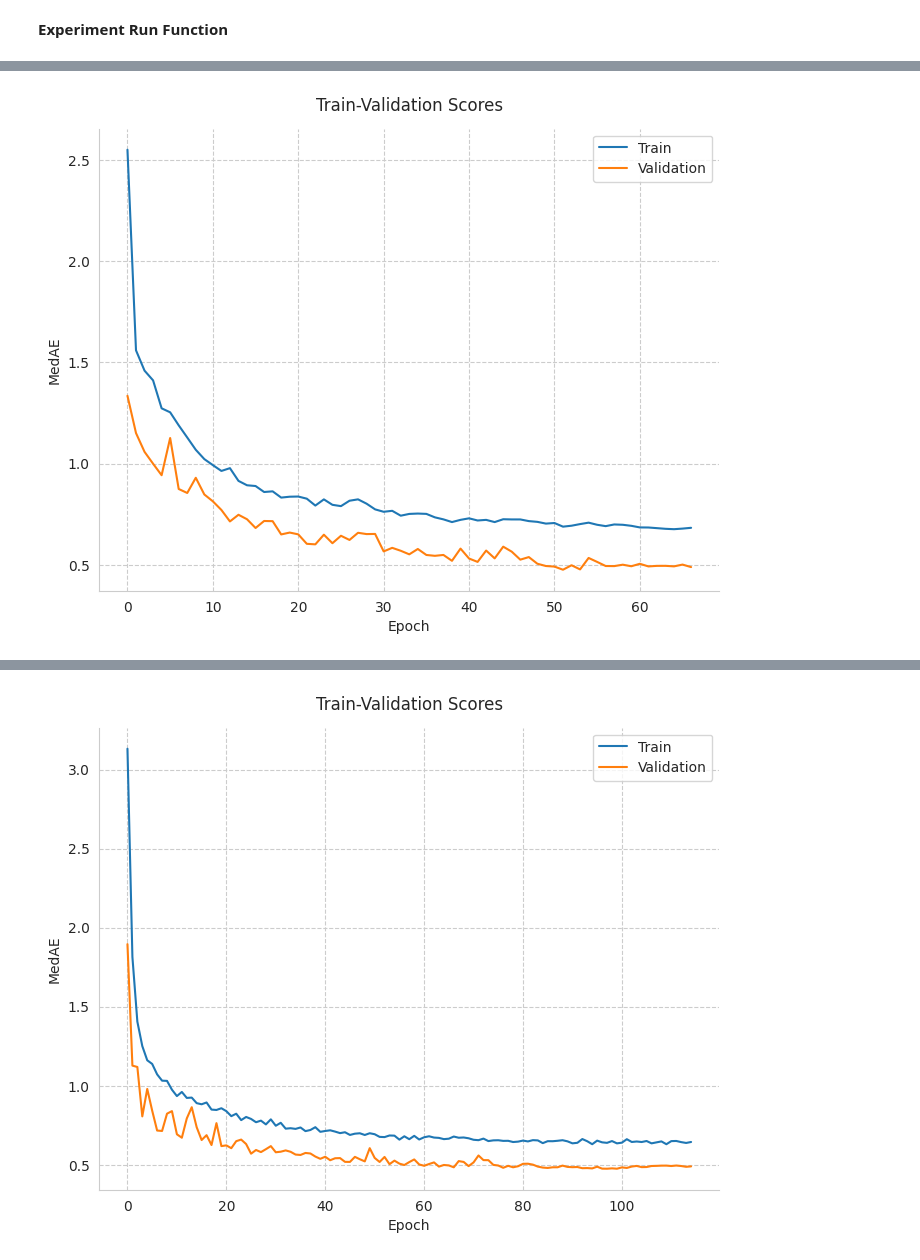
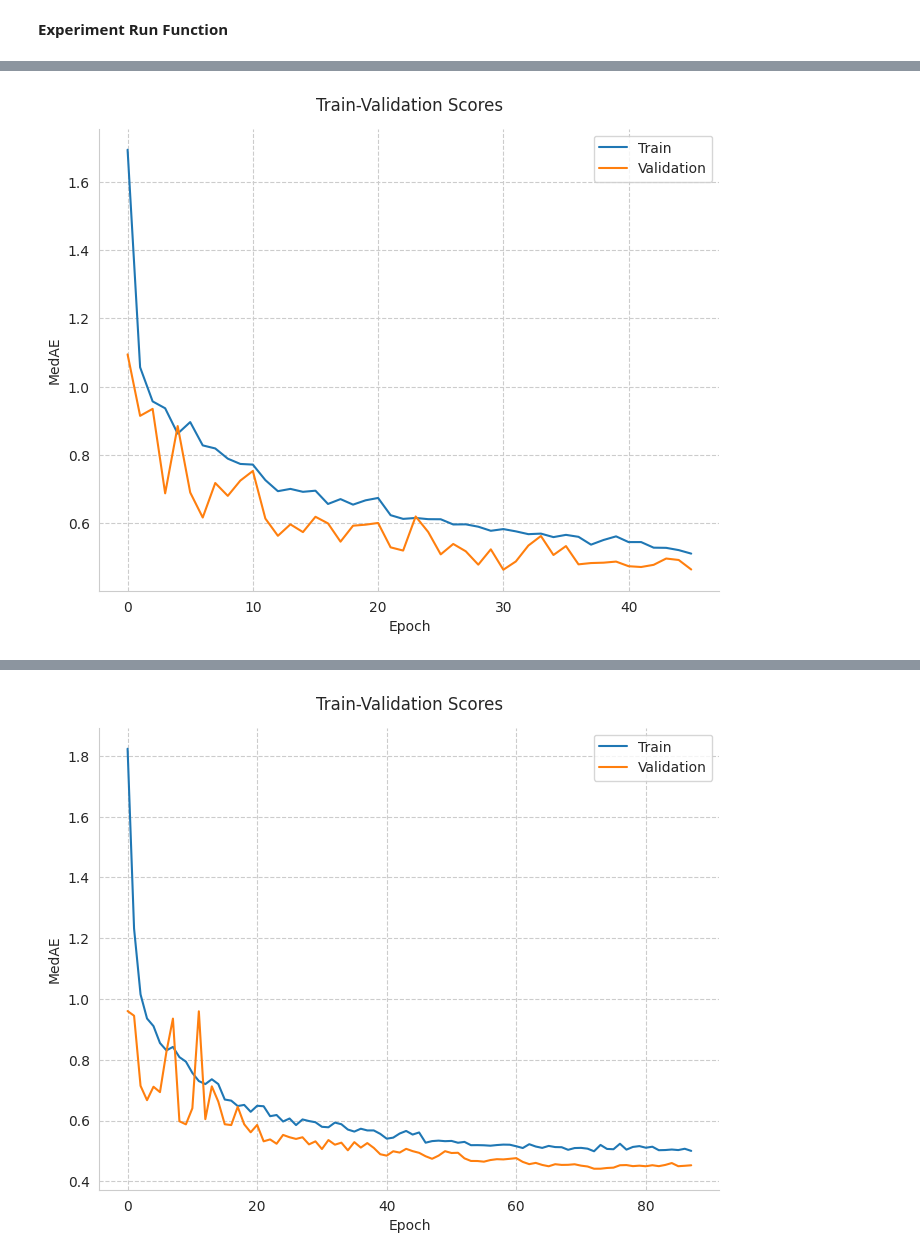
Before and after one commit to fabriziobasso/kaggle, a Jupyter notebook: S3E25__Models_v1.ipynb, the cells around one changed output, grey strips where cells are left out. Drawn from its saved outputs; the diff is of its cells as text; code cells hidden in the pictures.

```diff
--- a/S3E25__Models_v1.ipynb
+++ b/S3E25__Models_v1.ipynb
@@ -1350,6 +1394,6 @@ def create_DW_model(fs,data_format="conc", name="deepwide_model",learning_rate =
 
   return model
 # %%
-model = create_baseline_model(feature_space_conc)
+model = create_DW_model(feature_space)
 model.summary()
 # %% [output]
@@ -1482,3 +1542,26 @@ tuner.get_best_hyperparameters()[0].values
+# %%
+fr = {'gn_noise': 0.0,
+      'dropout': 0.33,
+      'units_0': 512,
+      'hidden_layers': 2,
+      'units_1': 64,
+      'activation': 'prelu'}
+
+sr = {'gn_noise': 0.05,
+      'dropout': 0.33,
+      'units_0': 1024,
+      'hidden_layers': 3,
+      'units_1': 128,
+      'activation': 'relu'}
+
+tr = {'gn_noise': 0.0,
+ 'dropout': 0.33,
+ 'units_0': 256,
+ 'hidden_layers': 2,
+ 'units_1': 64,
+ 'activation': 'prelu'}
+
+#tuner.get_best_hyperparameters()[0].values
 # %% [markdown]
 #### 4.1.3 Fit Best Model:
 # %% [markdown]
@@ -1504,9 +1587,9 @@ def run_experiment(train,test_data_file,input_format="concat",experiment_name="m
     test_dataset = dataframe_to_dataset(test_data_file, batch_size=batch_size, shuffle=False)
 
     feature_space = FeatureSpace(
-                                  features={**{a:FeatureSpace.integer_categorical(num_oov_indices=0, output_mode="one_hot") for a in int_feat},**{a:FeatureSpace.float_normalized() for a in float_feat}},
+                                  features={**{a:FeatureSpace.integer_categorical(num_oov_indices=0, output_mode="int") for a in int_feat},**{a:FeatureSpace.float_normalized() for a in float_feat}},
                                   # Specify feature cross with a custom crossing dim.
-                                  # crosses=[FeatureSpace.cross(feature_names=("awa_cat","grouped_atomicweight"), crossing_dim=8, output_mode="one_hot")],
+                                  crosses=[FeatureSpace.cross(feature_names=("awa_cat","grouped_atomicweight"), crossing_dim=8, output_mode="int")],
                                   output_mode=input_format
                                  )
 
@@ -1529,16 +1612,7 @@ def run_experiment(train,test_data_file,input_format="concat",experiment_name="m
                                                     restore_best_weights=True)
 
     # Generate Model
-    model = create_baseline_model(feature_space,
-                                  data_format="conc",
-                                  name=experiment_name,
-                                  learning_rate = 0.001,
-                                  activation="relu",
-                                  gn_noise=0.0,
-                                  dropout=0.5,
-                                  hidden_layers=3,
-                                  units_0=256,
-                                  units_1=256)
+    model = create_DW_model(feature_space, name=experiment_name, **sr, )
 
     print("Start training the model...")
     history = model.fit(preprocessed_train_ds, epochs=num_epochs, callbacks=[early_stopping,Checkpoint,reduce_on_plat],validation_data=preprocessed_valid_ds)
@@ -1563,7 +1637,7 @@ def run_experiment(train,test_data_file,input_format="concat",experiment_name="m
   print(f"All Valuation MedAE: {all_maed}")
   return test_results_df
 # %%
-test_results_df = run_experiment(train,test,input_format="concat",experiment_name="model_baseline_ext_v2",splits=8, num_epochs=200, batch_size=32)
+test_results_df = run_experiment(train,test,input_format="dict",experiment_name="model_dw_v0",splits=8, num_epochs=200, batch_size=32)
 # %% [output]
 Running CV 0
 
@@ -1584,2 +1658,2 @@ Epoch 67/200
 Model training finished
-[figure, old version]
+[figure, new version]
@@ -1602,2 +1676,2 @@ Epoch 115/200
 Model training finished
-[figure, old version]
+[figure, new version]
```
Also changed, not shown: parts of 21 cells of this notebook.
